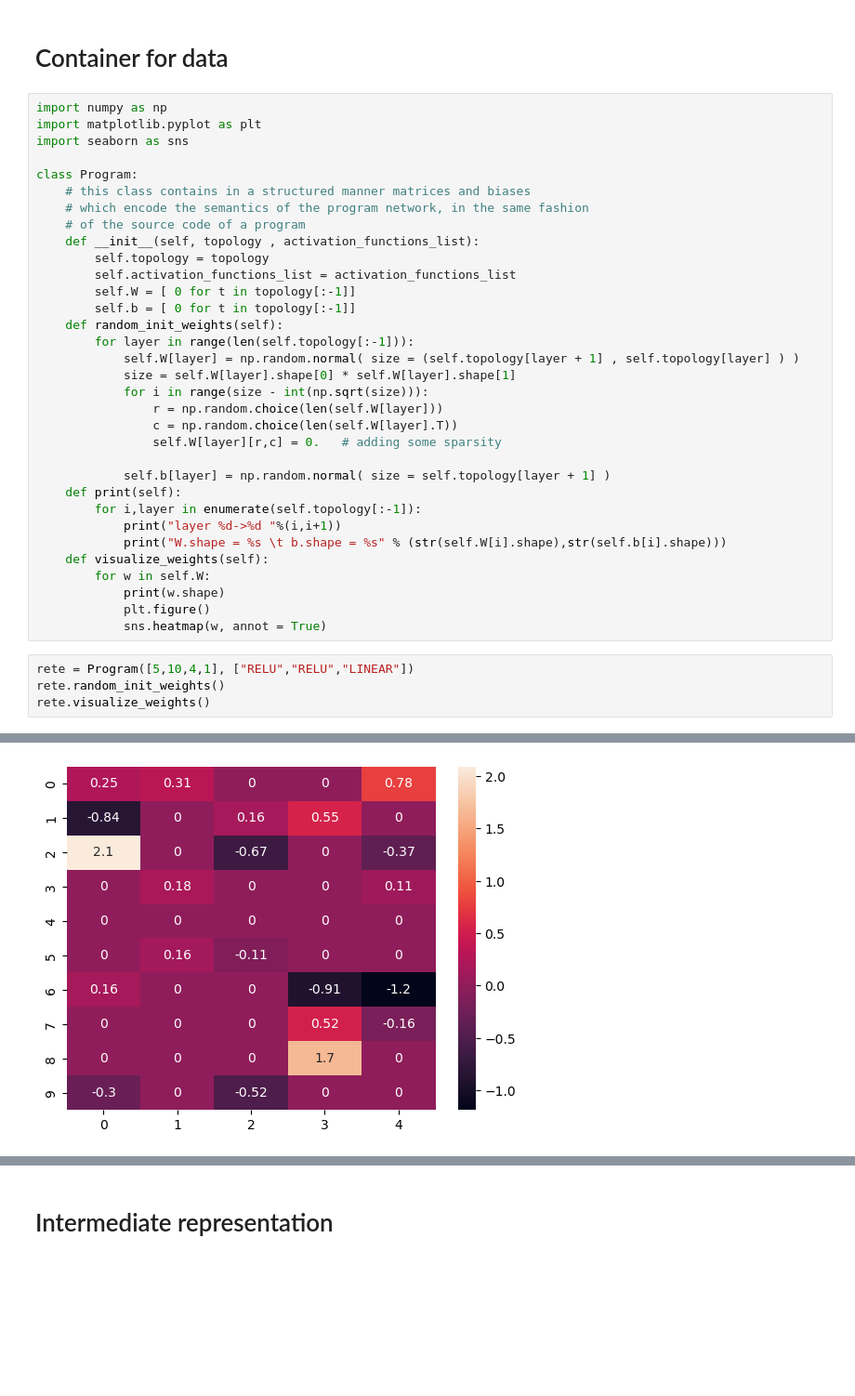
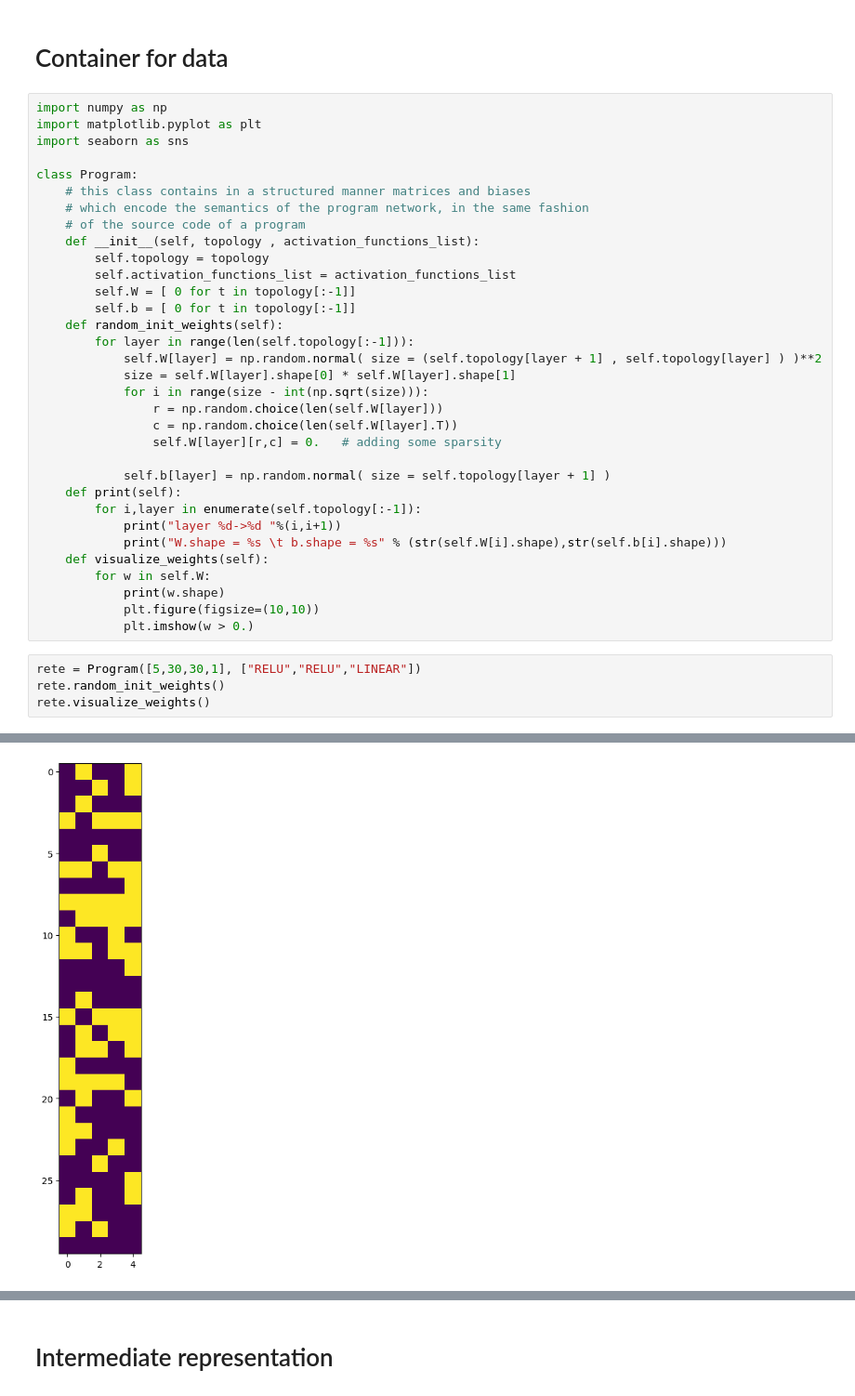
Before and after one commit to nncm-xbc/onnxmlir-pim-sparsify, a Jupyter notebook: Delivery.ipynb, the cells around one changed output, grey strips where cells are left out. Shown: that part at 93% size. Cells and saved outputs as stored; diff of their text form; blank space fills up the shorter version.

```diff
--- a/Delivery.ipynb
+++ b/Delivery.ipynb
@@ -16,7 +16,7 @@ class Program:
         self.b = [ 0 for t in topology[:-1]]
     def random_init_weights(self):
         for layer in range(len(self.topology[:-1])):
-            self.W[layer] = np.random.normal( size = (self.topology[layer + 1] , self.topology[layer] ) )
+            self.W[layer] = np.random.normal( size = (self.topology[layer + 1] , self.topology[layer] ) )**2
             size = self.W[layer].shape[0] * self.W[layer].shape[1]
             for i in range(size - int(np.sqrt(size))):
                 r = np.random.choice(len(self.W[layer]))
@@ -31,10 +31,10 @@ class Program:
     def visualize_weights(self):
         for w in self.W:
             print(w.shape)
-            plt.figure()
-            sns.heatmap(w, annot = True)
+            plt.figure(figsize=(10,10))
+            plt.imshow(w > 0.)
 # %%
-rete = Program([5,10,4,1], ["RELU","RELU","LINEAR"])
+rete = Program([5,30,30,1], ["RELU","RELU","LINEAR"])
 rete.random_init_weights()
 rete.visualize_weights()
 # %% [output]
@@ -44 +44 @@ rete.visualize_weights()
-[figure, old version]
+[figure, new version]
```
Also changed, not shown: parts of 21 cells of this notebook, 1 other file.
